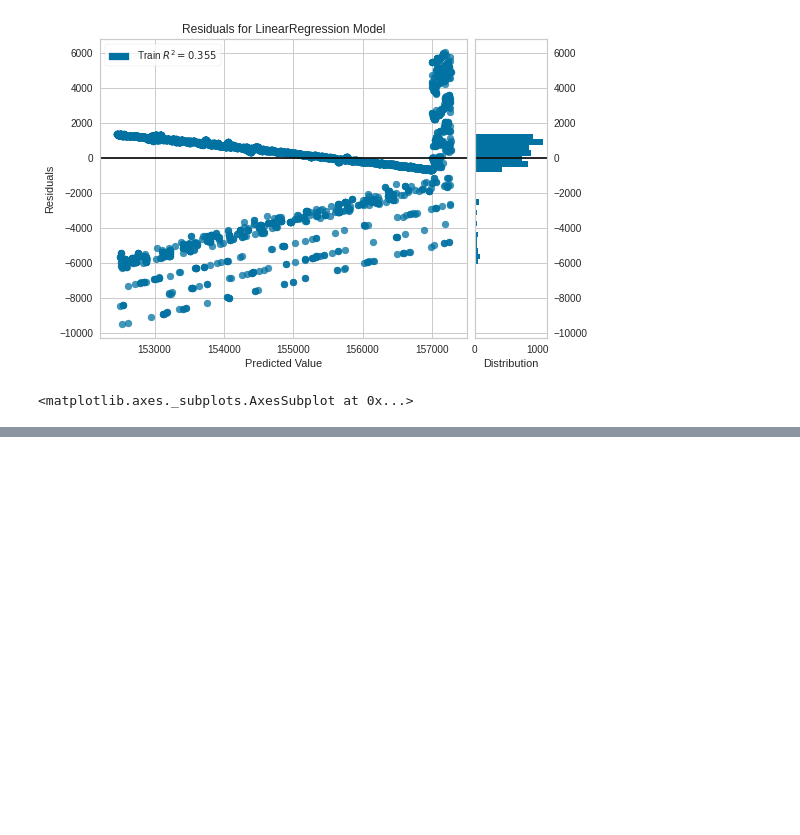
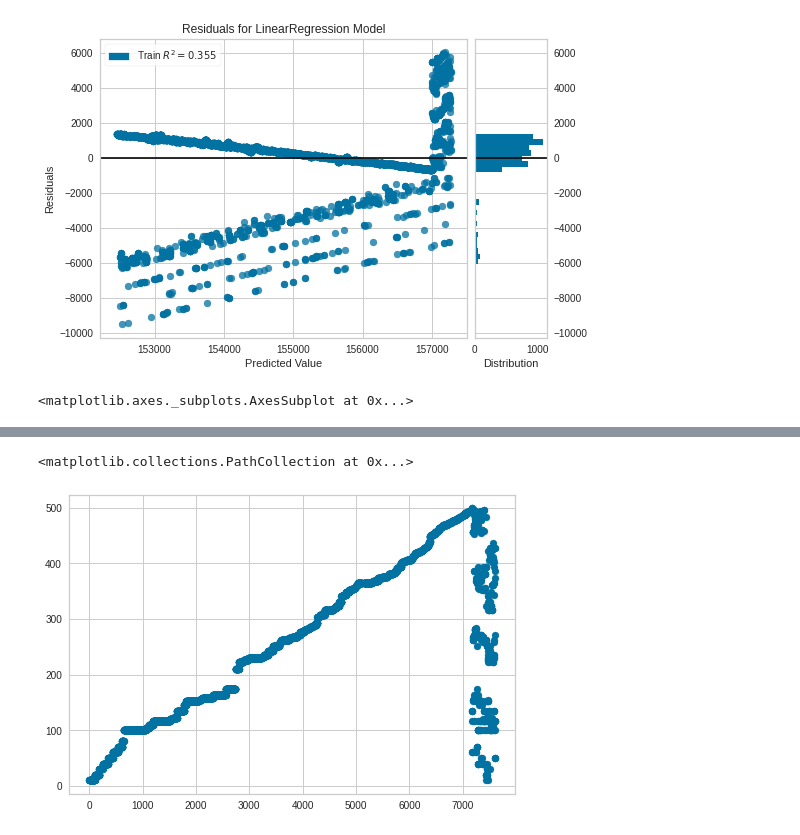
Before and after one commit to WandersonGustavo/Imersao_Alura, a Jupyter notebook: dnit_dados.ipynb, the cells around one changed output, grey strips where cells are left out. Saved outputs shown, nothing was run; the diff lists cells and outputs as text; code cells hidden in the pictures; blank space fills up the shorter version.

```diff
--- a/dnit_dados.ipynb
+++ b/dnit_dados.ipynb
@@ -172,3 +173,7 @@ visualizador.poof()
 # %% [output]
 [figure]
 <matplotlib.axes._subplots.AxesSubplot at 0x...>
+# %%
+#relacionando estado com a via
+est=base.iloc[:,0].values
+via=base.iloc[:,2].values
@@ -174,0 +182,2 @@ visualizador.poof()
+# %%
+est=est.reshape(-1,1)
@@ -174,0 +227,6 @@ visualizador.poof()
+# %%
+#plotagem do gráfico com resultados
+plt.scatter(est,via)
+# %% [output]
+<matplotlib.collections.PathCollection at 0x...>
+[figure, added]
```
Also changed, not shown: parts of 11 cells of this notebook.
